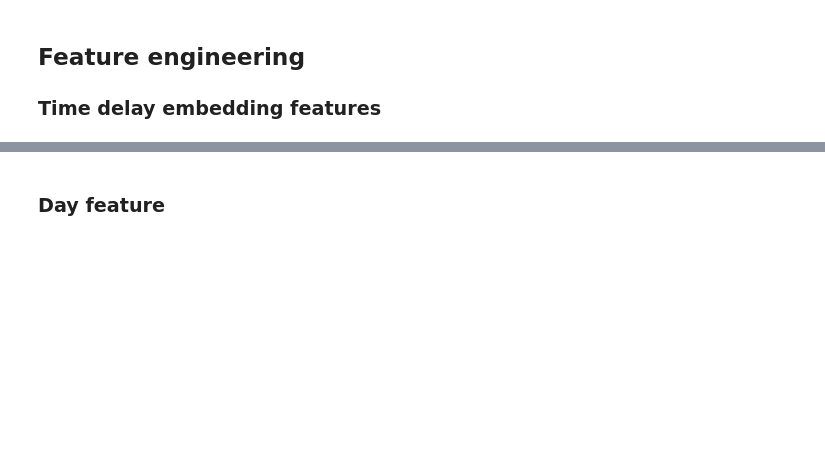
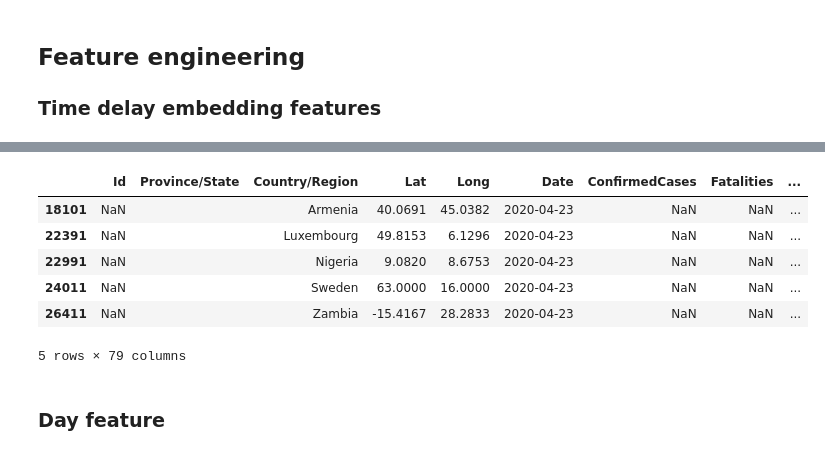
Before and after one commit to seita-f/Assignment, a Jupyter notebook: notebooks/COVID_19.ipynb, the cells around one changed output, grey strips where cells are left out. Saved outputs shown, nothing was run; the diff lists cells and outputs as text; code cells hidden in the pictures; blank space fills up the shorter version.

```diff
--- a/notebooks/COVID_19.ipynb
+++ b/notebooks/COVID_19.ipynb
@@ -170,3 +171,13 @@ data size after removing bad data =  24366
+# %%
+main_df.tail()
+# %% [output]
+|  | Id | Province/State | Country/Region | Lat | Long | Date | ConfirmedCases | Fatalities | ... |
+| 18101 | NaN |  | Armenia | 40.0691 | 45.0382 | 2020-04-23 | NaN | NaN | ... |
+| 22391 | NaN |  | Luxembourg | 49.8153 | 6.1296 | 2020-04-23 | NaN | NaN | ... |
+| 22991 | NaN |  | Nigeria | 9.0820 | 8.6753 | 2020-04-23 | NaN | NaN | ... |
+| 24011 | NaN |  | Sweden | 63.0000 | 16.0000 | 2020-04-23 | NaN | NaN | ... |
+| 26411 | NaN |  | Zambia | -15.4167 | 28.2833 | 2020-04-23 | NaN | NaN | ... |
+5 rows × 79 columns
 # %% [markdown]
 ### Day feature
 # %%
```
Also changed, not shown: parts of 29 cells of this notebook, 14 other files.
